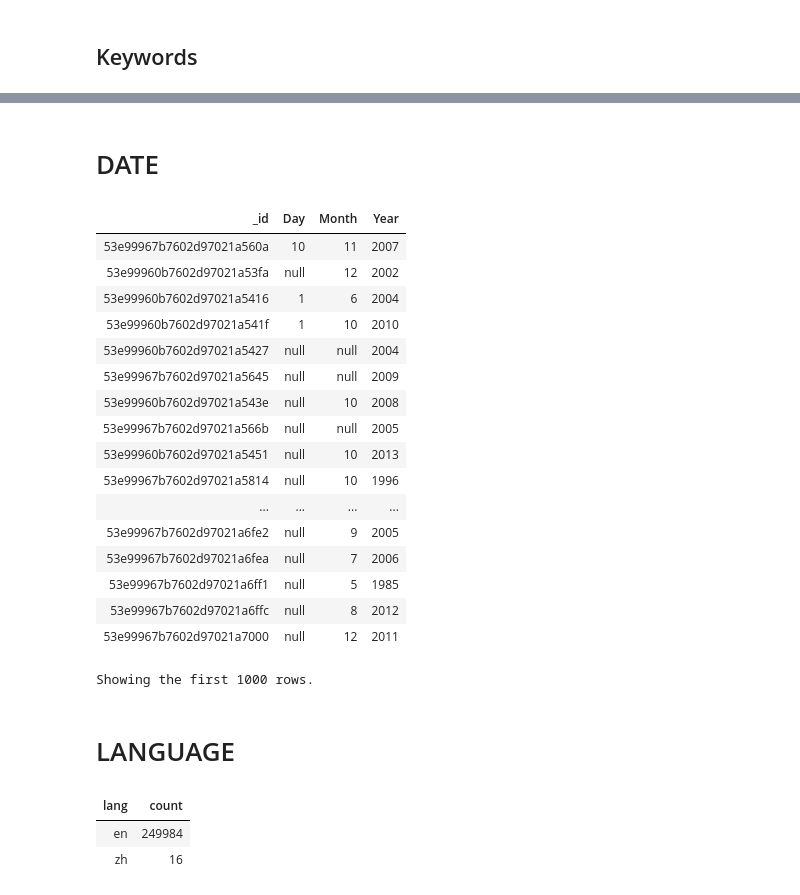
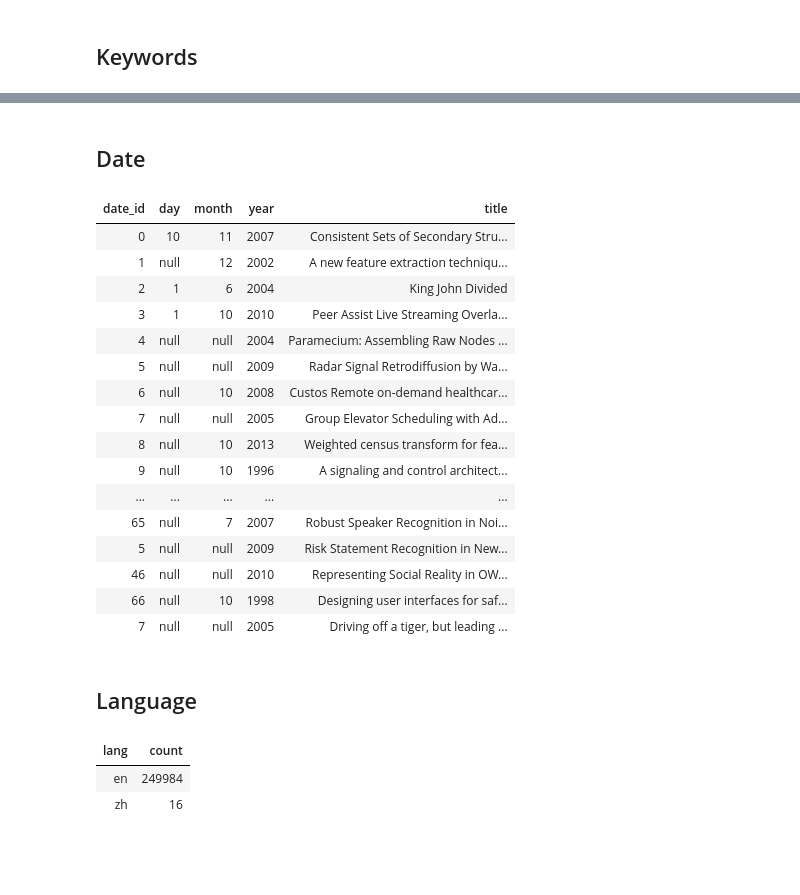
Before and after one commit to Karljohan99/BDM2023-group3, a Jupyter notebook: project1/Project_1.ipynb, the cells around one changed output, grey strips where cells are left out. Drawn from its saved outputs; the diff is of its cells as text; code cells hidden in the pictures; blank space fills up the shorter version.

```diff
--- a/project1/Project_1.ipynb
+++ b/project1/Project_1.ipynb
@@ -562,5 +513,5 @@ display(keywords)
 # %% [markdown]
-# DATE
+## Date
 # %%
 # https://pypi.org/project/habanero/
 from habanero import Crossref
@@ -581,38 +532,52 @@ def getDateHabanero(doi, year):
 getDateHabaneroUDF = udf(getDateHabanero, ArrayType(StringType()))
 # %%
 dates_df = (filtered_df
-            #.limit(100)
-            #.select('_id', "year", "doi")
+            .limit(100)
+            .select('title', "year", "doi")
             .withColumn("Date", getDateHabaneroUDF(F.col("doi"), F.col("year")))
-            .select('_id',
-                    F.col("Date")[2].alias("Day"),
-                    F.col("Date")[1].alias("Month"),
-                    F.col("Date")[0].alias("Year")
+            .select('title',
+                    F.col("Date")[2].alias("day"),
+                    F.col("Date")[1].alias("month"),
+                    F.col("Date")[0].alias("year")
                    )
            )
 
-display(dates_df)
+dates = (dates_df.select([F.col("day").alias("day1"), F.col("month").alias("month1"), F.col("year").alias("year1")])
+            .dropDuplicates()
+            .withColumn("date_id", F.monotonically_increasing_id())
+          )
+
+dates = (dates_df.join(dates, ((dates_df.day.eqNullSafe(dates.day1)) &
+                               (dates_df.month.eqNullSafe(dates.month1)) &
+                               (dates_df.year.eqNullSafe(dates.year1))))
+           .select("date_id", "day", "month", "year", "title")
+           .dropDuplicates()
+        )
+
+display(dates)
+
+dates_clean = dates.select("date_id", "day", "month", "year")
+dates_clean.write.format("delta").mode("overwrite").saveAsTable("dates")
 # %% [output]
-| _id | Day | Month | Year |
-| 53e99967b7602d97021a560a | 10 | 11 | 2007 |
-| 53e99960b7602d97021a53fa | null | 12 | 2002 |
-| 53e99960b7602d97021a5416 | 1 | 6 | 2004 |
-| 53e99960b7602d97021a541f | 1 | 10 | 2010 |
-| 53e99960b7602d97021a5427 | null | null | 2004 |
-| 53e99967b7602d97021a5645 | null | null | 2009 |
-| 53e99960b7602d97021a543e | null | 10 | 2008 |
-| 53e99967b7602d97021a566b | null | null | 2005 |
-| 53e99960b7602d97021a5451 | null | 10 | 2013 |
-| 53e99967b7602d97021a5814 | null | 10 | 1996 |
-| ... | ... | ... | ... |
-| 53e99967b7602d97021a6fe2 | null | 9 | 2005 |
-| 53e99967b7602d97021a6fea | null | 7 | 2006 |
-| 53e99967b7602d97021a6ff1 | null | 5 | 1985 |
-| 53e99967b7602d97021a6ffc | null | 8 | 2012 |
-| 53e99967b7602d97021a7000 | null | 12 | 2011 |
+| date_id | day | month | year | title |
+| 0 | 10 | 11 | 2007 | Consistent Sets of Secondary Stru... |
+| 1 | null | 12 | 2002 | A new feature extraction techniqu... |
+| 2 | 1 | 6 | 2004 | King John Divided |
+| 3 | 1 | 10 | 2010 | Peer Assist Live Streaming Overla... |
+| 4 | null | null | 2004 | Paramecium: Assembling Raw Nodes ... |
+| 5 | null | null | 2009 | Radar Signal Retrodiffusion by Wa... |
+| 6 | null | 10 | 2008 | Custos Remote on-demand healthcar... |
+| 7 | null | null | 2005 | Group Elevator Scheduling with Ad... |
+| 8 | null | 10 | 2013 | Weighted census transform for fea... |
+| 9 | null | 10 | 1996 | A signaling and control architect... |
+| ... | ... | ... | ... | ... |
+| 65 | null | 7 | 2007 | Robust Speaker Recognition in Noi... |
+| 5 | null | null | 2009 | Risk Statement Recognition in New... |
+| 46 | null | null | 2010 | Representing Social Reality in OW... |
+| 66 | null | 10 | 1998 | Designing user interfaces for saf... |
+| 7 | null | null | 2005 | Driving off a tiger, but leading ... |
-Showing the first 1000 rows.
 # %% [markdown]
-# LANGUAGE
+## Language
 # %%
 display(raw_df.groupBy("lang").count())
 display(filtered_df.groupBy("lang").count())
```
Also changed, not shown: parts of 22 cells of this notebook.
